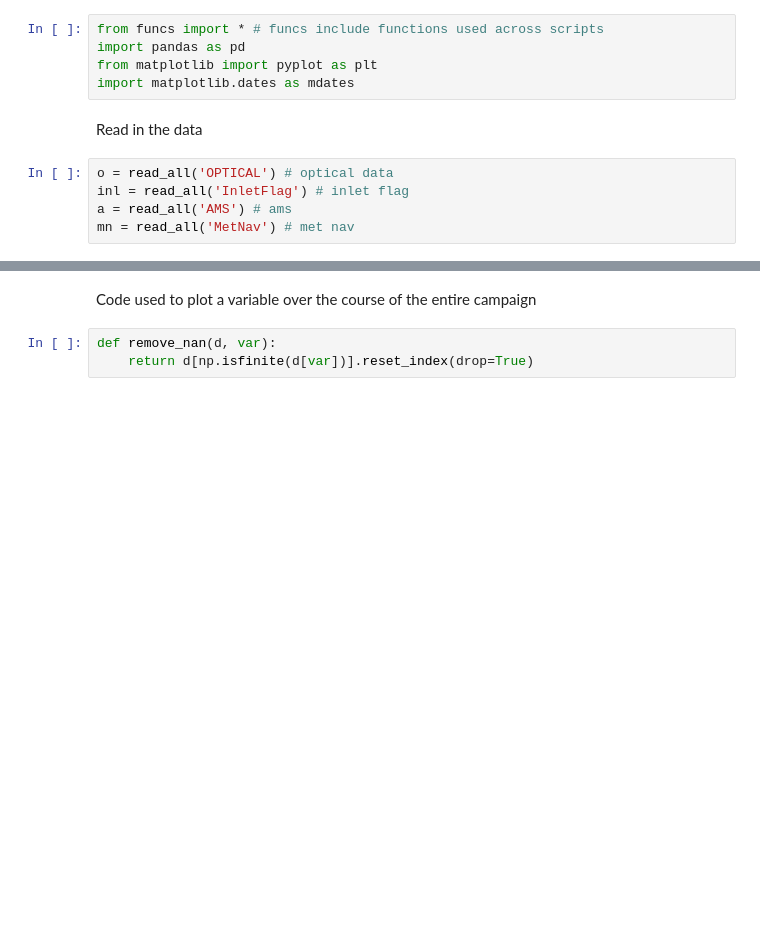
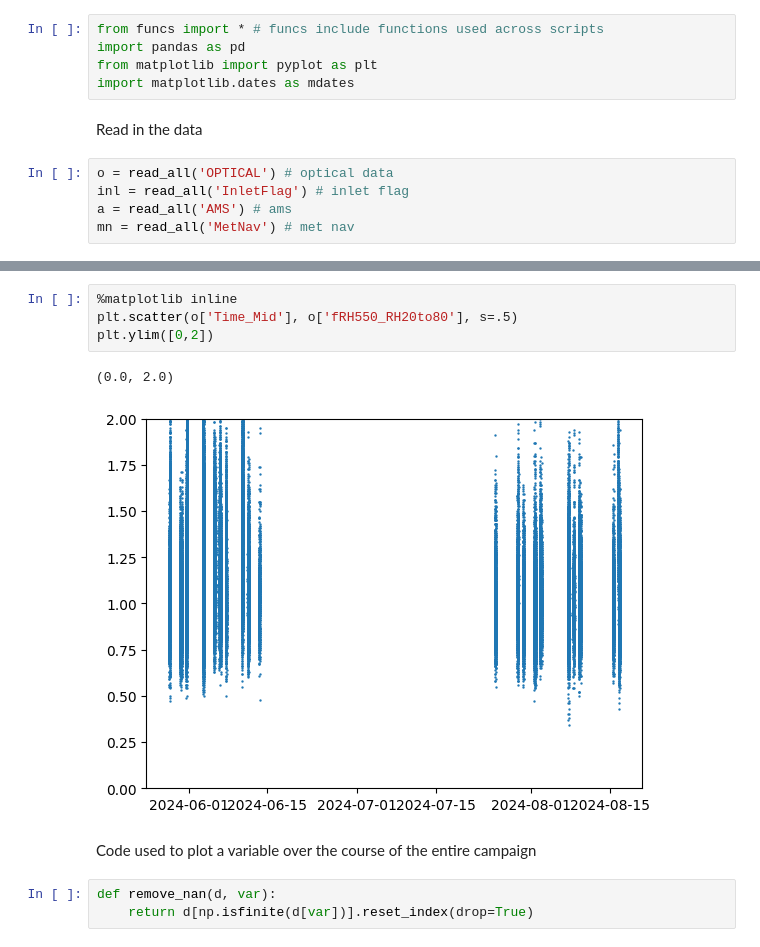
Before and after one commit to csoloff/ARCSIX_DASH, a Jupyter notebook: scripts/ts.ipynb, the cells around one changed output, grey strips where cells are left out. Cells and saved outputs as stored; diff of their text form; blank space fills up the shorter version.

Commit message:
plotting new set of data

```diff
--- a/scripts/ts.ipynb
+++ b/scripts/ts.ipynb
@@ -23,3 +34,10 @@ r = pd.concat(retrieval_list).reset_index(drop=True)
+# %%
+%matplotlib inline
+plt.scatter(o['Time_Mid'], o['fRH550_RH20to80'], s=.5)
+plt.ylim([0,2])
+# %% [output]
+(0.0, 2.0)
+[figure, added]
 # %% [markdown]
 Code used to plot a variable over the course of the entire campaign
 # %%
```
Also changed, not shown: parts of 2 cells of this notebook, 1 other file.
